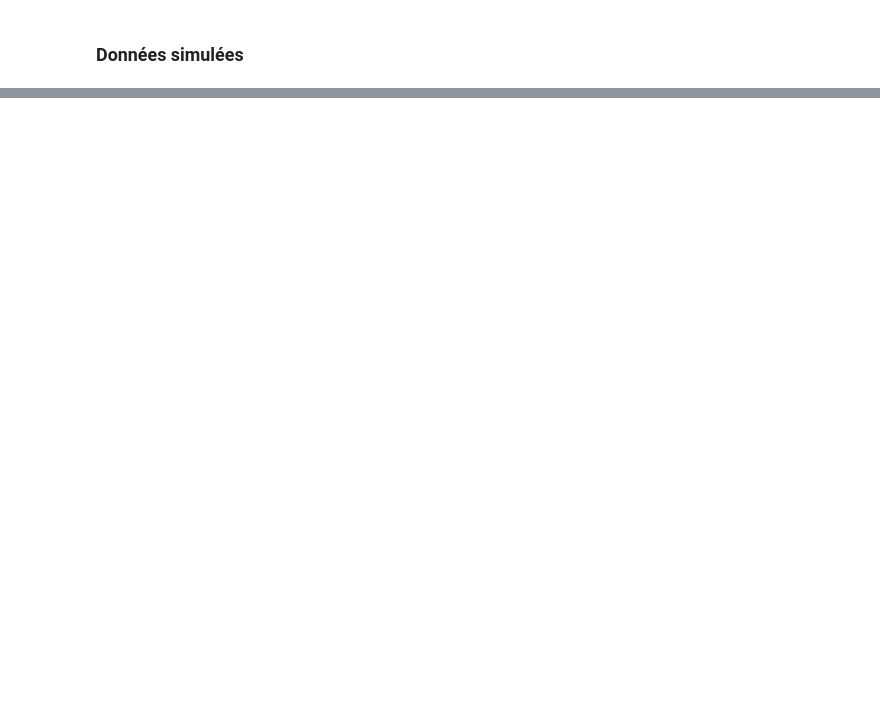
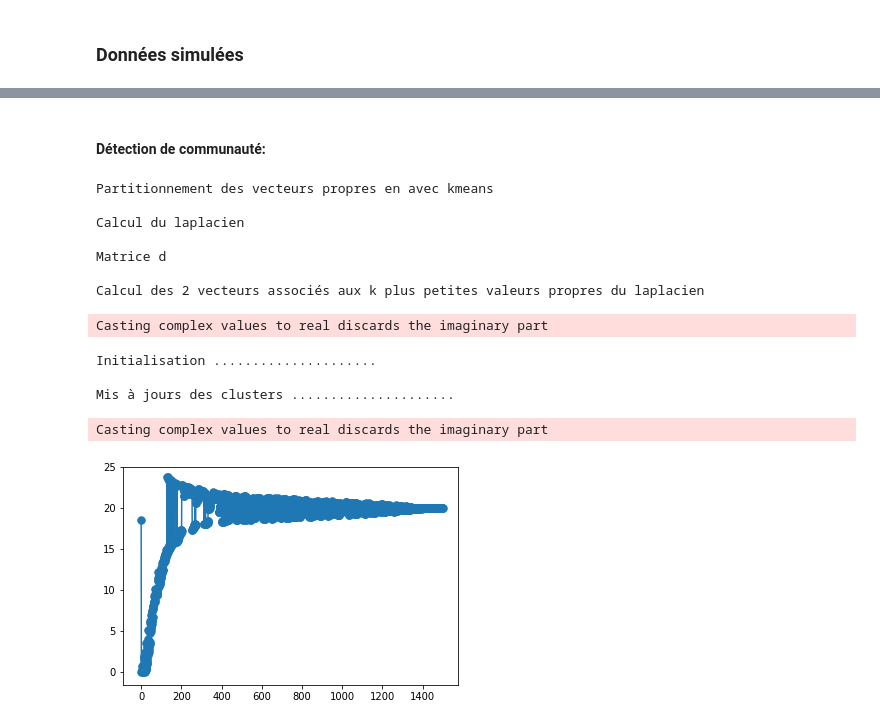
Before and after one commit to sallfatima/Projet-TAA, a Jupyter notebook: Projet_TAA.ipynb, the cells around one changed output, grey strips where cells are left out. Saved outputs shown, nothing was run; the diff lists cells and outputs as text; code cells hidden in the pictures; blank space fills up the shorter version.

```diff
--- a/Projet_TAA.ipynb
+++ b/Projet_TAA.ipynb
@@ -33,0 +42,10 @@ add_notebook_menu()
+# %%
+def diag_matrice_degre(w):
+    print("0-Calcul de la matrice dégré d .....................\n ")
+
+    return np.diag(np.sum(w,axis=1))
+
+
+def laplacien(w):
+    print("1-Calcul du laplacien .....................\n ")
+    return diag_matrice_degre(w)-w
@@ -33,0 +54,9 @@ add_notebook_menu()
+# %%
+def k_vector_propre(L,k):
+    print("2-Calcul des {} vecteurs associés aux {} plus petites valeurs propres du laplacien .....................\n ".format(k,k))
+    eigenvalues, eigenvectors = np.linalg.eig(L)
+    sorted_index = np.argsort(eigenvalues)
+    eigenvectors=np.array(eigenvectors)
+    plt.plot(eigenvalues, '.-', markersize=15)
+    plt.imshow
+    return eigenvectors[:,sorted_index[0:k]]
@@ -55,0 +149,14 @@ add_notebook_menu()
+# %%
+def matrice_adjacente(X,gamma):
+    n=X.shape[0]
+    a=np.zeros([n,n])
+    for i in range(n):
+        for j in range(n):
+            a[i,j] = math.exp(-math.pow(np.linalg.norm((X[i]-X[j]),2),2) * gamma)
+    return a
+def construct_W(X, Wtemp, k_neighbors):
+    scores_matrix = lil_matrix(Wtemp)
+    # knn_matrix is a sparse matrix
+    knn_matrix = kneighbors_graph(X, k_neighbors, mode='connectivity', include_self=True)
+    W = knn_matrix.multiply(scores_matrix)  # pointwise multiply
+    return W.toarray()
@@ -55,0 +173,21 @@ add_notebook_menu()
+# %% [markdown]
+ #### Détection de communauté:
+# %%
+X = np.array(df)
+A = adj_generate(X,1)
+w = construct_W(X,A,20)
+centers, indx, score = spectralClustering(w,2)
+# %% [output]
+Partitionnement des vecteurs propres en avec kmeans
+
+Calcul du laplacien
+
+Matrice d
+
+Calcul des 2 vecteurs associés aux k plus petites valeurs propres du laplacien
+Casting complex values to real discards the imaginary part
+Initialisation .....................
+
+Mis à jours des clusters .....................
+Casting complex values to real discards the imaginary part
+[figure, added]
```
Also changed, not shown: parts of 65 cells of this notebook.
